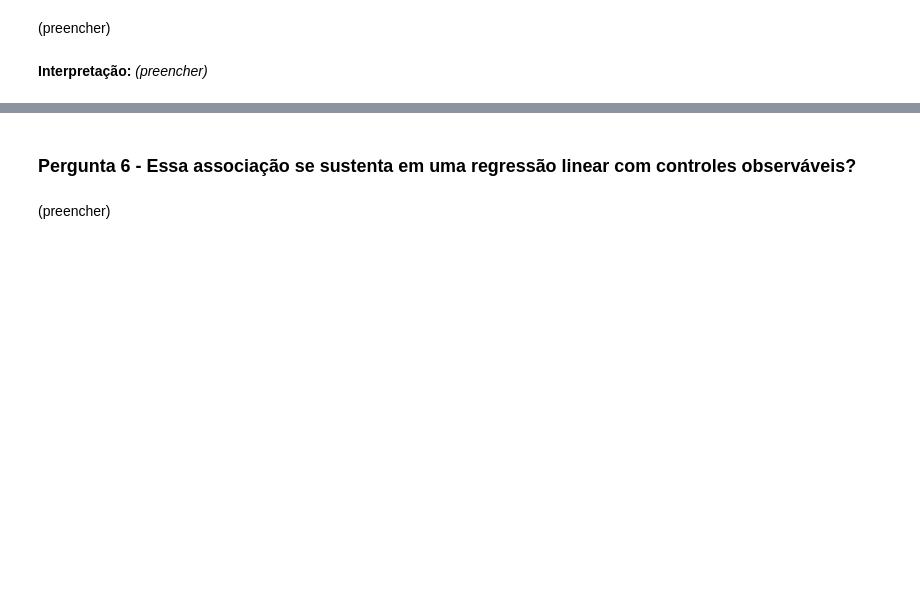
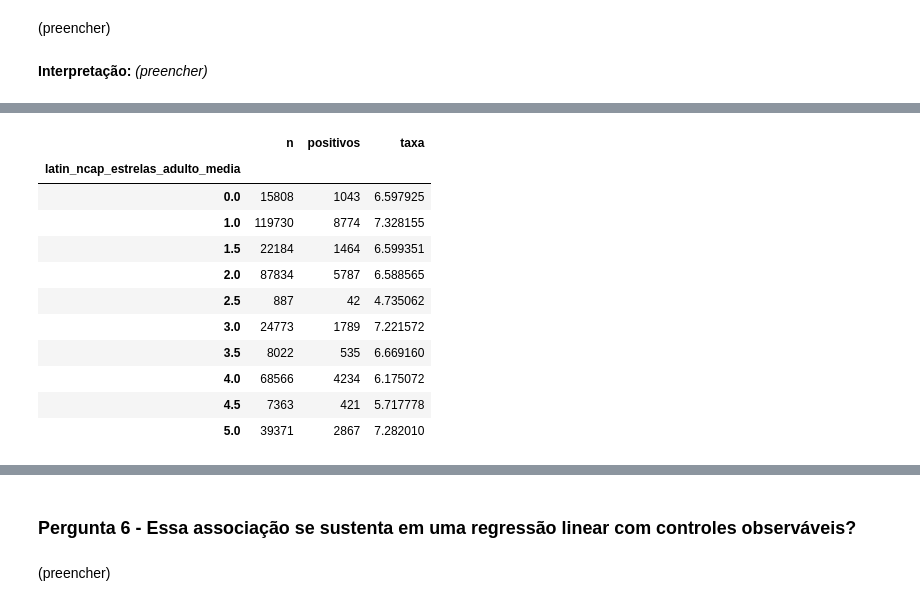
Before and after one commit to ju-caju/analise-seguranca-veicular-prf, a Jupyter notebook: notebooks/relatorio-final.ipynb, the cells around one changed output, grey strips where cells are left out. Drawn from its saved outputs; the diff is of its cells as text; code cells hidden in the pictures; blank space fills up the shorter version.

```diff
--- a/notebooks/relatorio-final.ipynb
+++ b/notebooks/relatorio-final.ipynb
@@ -410,0 +406,20 @@ Name: proportion, dtype: float64
+# %%
+gradiente_estrelas = taxa_por_categoria(
+    veiculos, "latin_ncap_estrelas_adulto_media",
+    coluna_alvo="grave_fatal_veiculo", minimo=N_MINIMO,
+).sort_index()
+
+gradiente_estrelas
+# %% [output]
+|  | n | positivos | taxa |
+| latin_ncap_estrelas_adulto_media |  |  |  |
+| 0.0 | 15808 | 1043 | 6.597925 |
+| 1.0 | 119730 | 8774 | 7.328155 |
+| 1.5 | 22184 | 1464 | 6.599351 |
+| 2.0 | 87834 | 5787 | 6.588565 |
+| 2.5 | 887 | 42 | 4.735062 |
+| 3.0 | 24773 | 1789 | 7.221572 |
+| 3.5 | 8022 | 535 | 6.669160 |
+| 4.0 | 68566 | 4234 | 6.175072 |
+| 4.5 | 7363 | 421 | 5.717778 |
+| 5.0 | 39371 | 2867 | 7.282010 |
```
Also changed, not shown: parts of 23 cells of this notebook.
